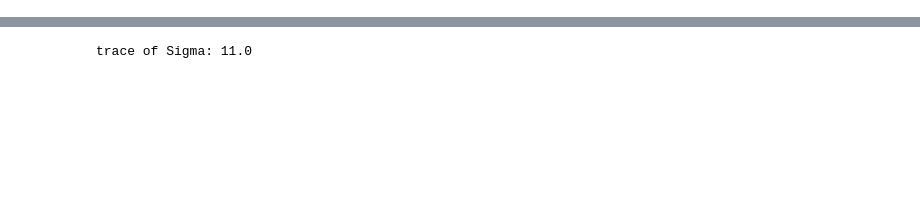
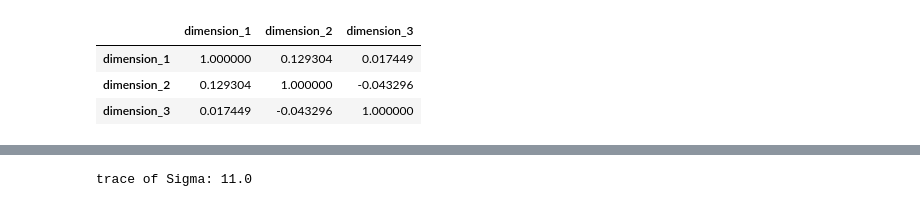
Before and after one commit to AbdulMutakabbir/SYSC5405-pattern-analysis-and-experiment-design, a Jupyter notebook: notebooks/2_question.ipynb, the cells around one changed output, grey strips where cells are left out. Drawn from its saved outputs; the diff is of its cells as text; code cells hidden in the pictures; blank space fills up the shorter version.

```diff
--- a/notebooks/2_question.ipynb
+++ b/notebooks/2_question.ipynb
@@ -24,3 +24,10 @@ dataset.cov()
+# %%
+dataset.corr()
+# %% [output]
+|  | dimension_1 | dimension_2 | dimension_3 |
+| dimension_1 | 1.000000 | 0.129304 | 0.017449 |
+| dimension_2 | 0.129304 | 1.000000 | -0.043296 |
+| dimension_3 | 0.017449 | -0.043296 | 1.000000 |
 # %%
 dataset.describe()
 # %% [output]
```
Also changed, not shown: parts of 8 cells of this notebook.
